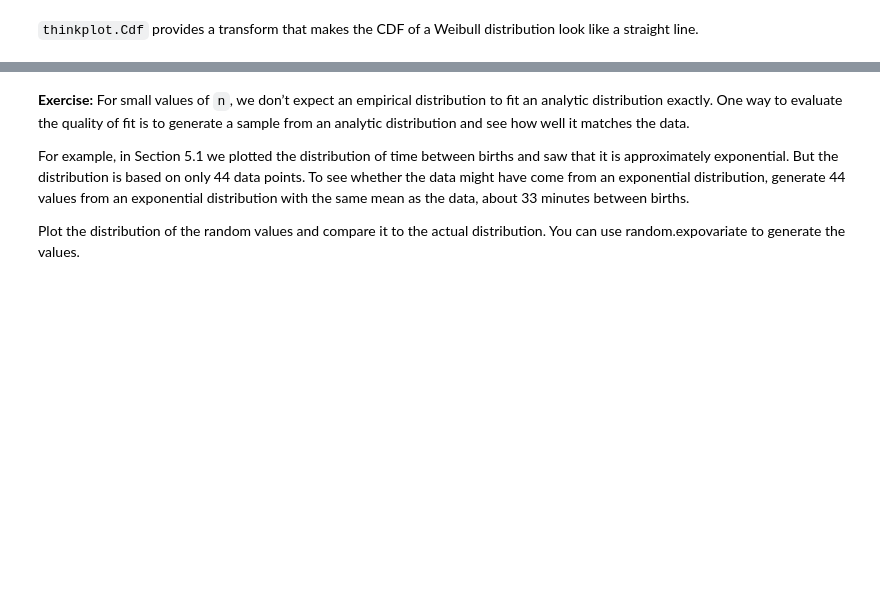
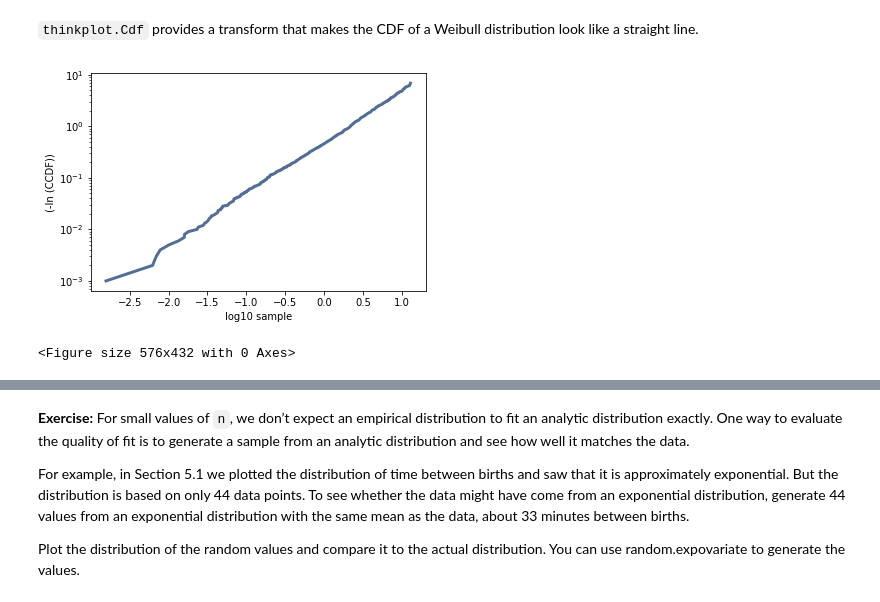
Before and after one commit to smithb16/ThinkStats2, a Jupyter notebook: mycode/chap05ex.ipynb, the cells around one changed output, grey strips where cells are left out. Drawn from its saved outputs; the diff is of its cells as text; code cells hidden in the pictures; blank space fills up the shorter version.

```diff
--- a/mycode/chap05ex.ipynb
+++ b/mycode/chap05ex.ipynb
@@ -443,6 +443,20 @@ Use `random.weibullvariate` to generate a sample from a Weibull distribution and
 Generate a sample from a Weibull distribution and plot it using a transform that makes a Weibull distribution look like a straight line.
 # %% [markdown]
 `thinkplot.Cdf` provides a transform that makes the CDF of a Weibull distribution look like a straight line.
+# %%
+sample = [random.weibullvariate(2,1) for _ in range(1000)]
+log_sample = np.log10(sample)
+cdf_log = thinkstats2.Cdf(log_sample, label='sample')
+ys = -1 * np.log(1-cdf_log.ps)
+
+# weibull plot
+thinkplot.Plot(cdf_log.xs, ys)
+thinkplot.Show(xlabel='log10 sample',
+                 ylabel='(-ln (CCDF))',
+                 yscale = 'log', loc='lower left')
+# %% [output]
+[figure, added]
+<Figure size 576x432 with 0 Axes>
 # %%
 sample = [random.weibullvariate(2, 1) for _ in range(1000)]
 cdf = thinkstats2.Cdf(sample)
```
Also changed, not shown: parts of 10 cells of this notebook, 12 other files.
